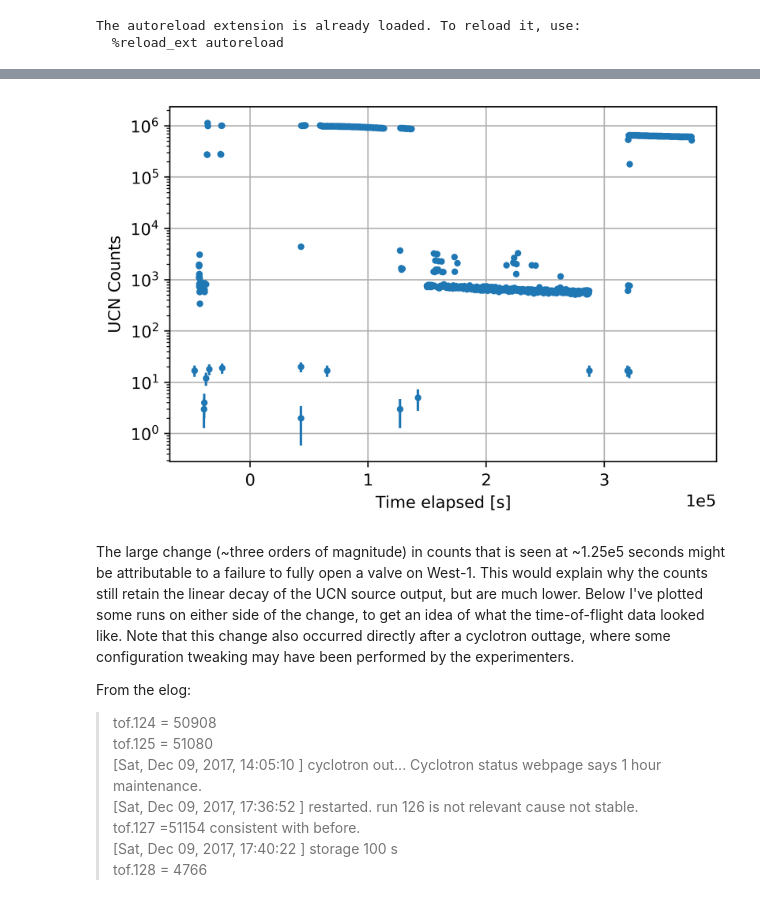
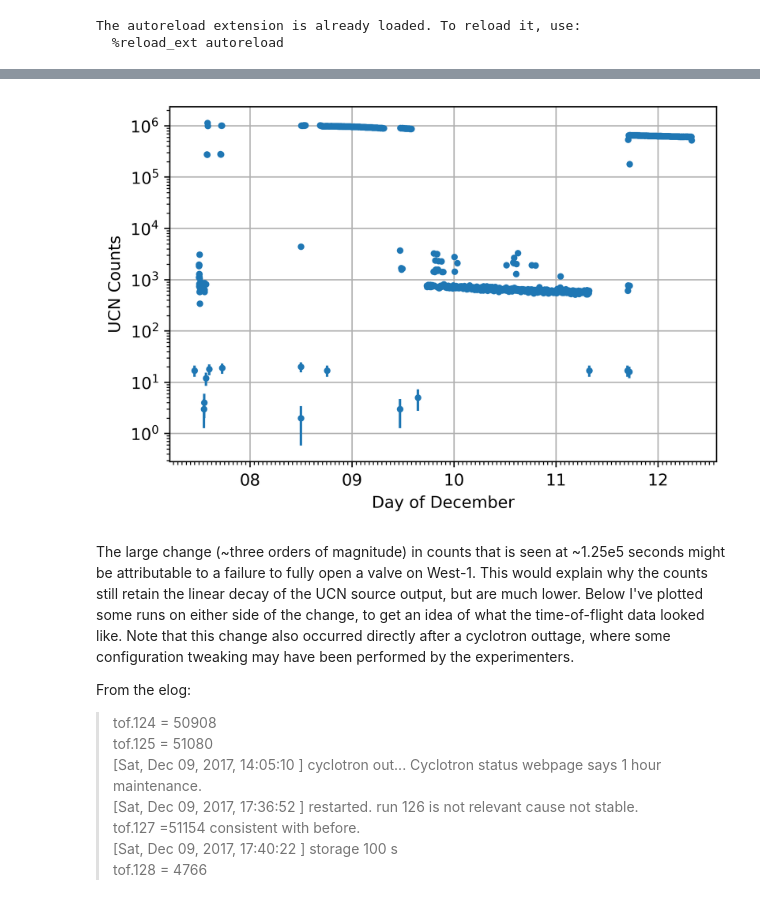
Before and after one commit to jonahberean/psi_transmission, a Jupyter notebook: notebooks/monitor_detector.ipynb, the cells around one changed output, grey strips where cells are left out. Saved outputs shown, nothing was run; the diff lists cells and outputs as text; code cells hidden in the pictures.

Commit message:
some brief work generating figures

```diff
--- a/notebooks/monitor_detector.ipynb
+++ b/notebooks/monitor_detector.ipynb
@@ -87,17 +89,25 @@ therefore   1'000'000  times 100 ns  = 0.1 s
 
 ![](../img/psi_source.png)
 ![](jonahberean/psi_transmission/img/psi_source.png)
-# %%
-fig, ax = plt.subplots()
-
-ax.errorbar(monitor_data[:,0], monitor_data[:,1], yerr = monitor_data[:,2], fmt = '.')
-ax.set_ylabel('UCN Counts')
-ax.set_xlabel('Time elapsed [s]')
-ax.set_yscale('log')
-ax.ticklabel_format(style='sci', axis='x', scilimits=(0,0))
-ax.grid()
-# %% [output]
-[figure, removed]
+# %%
+fig, ax = plt.subplots()
+
+x = [dt.datetime.fromtimestamp(d) for d in monitor_data[:,0]]
+y = monitor_data[:,1]
+yerr = monitor_data[:,2]
+ax.xaxis.set_major_formatter(mdates.DateFormatter('%d'))
+ax.xaxis.set_major_locator(mdates.DayLocator())
+ax.xaxis.set_minor_locator(mdates.HourLocator())
+ax.errorbar(x,y,yerr = yerr, fmt = '.')
+ax.set_yscale('log')
+
+ax.set_ylabel('UCN Counts')
+ax.set_xlabel('Day of December')
+ax.set_yscale('log')
+ax.grid(True)
+fig.savefig('../img/all_monitor.png', dpi = 600)
+# %% [output]
+[figure, added]
 # %% [markdown]
 The large change (~three orders of magnitude) in counts that is seen at ~1.25e5 seconds might be attributable to a failure to fully open a valve on West-1. This would explain why the counts still retain the linear decay of the UCN source output, but are much lower. Below I've plotted some runs on either side of the change, to get an idea of what the time-of-flight data looked like. Note that this change also occurred directly after a cyclotron outtage, where some configuration tweaking may have been performed by the experimenters.
 
```
Also changed, not shown: parts of 1 cell of this notebook, 7 other files.
